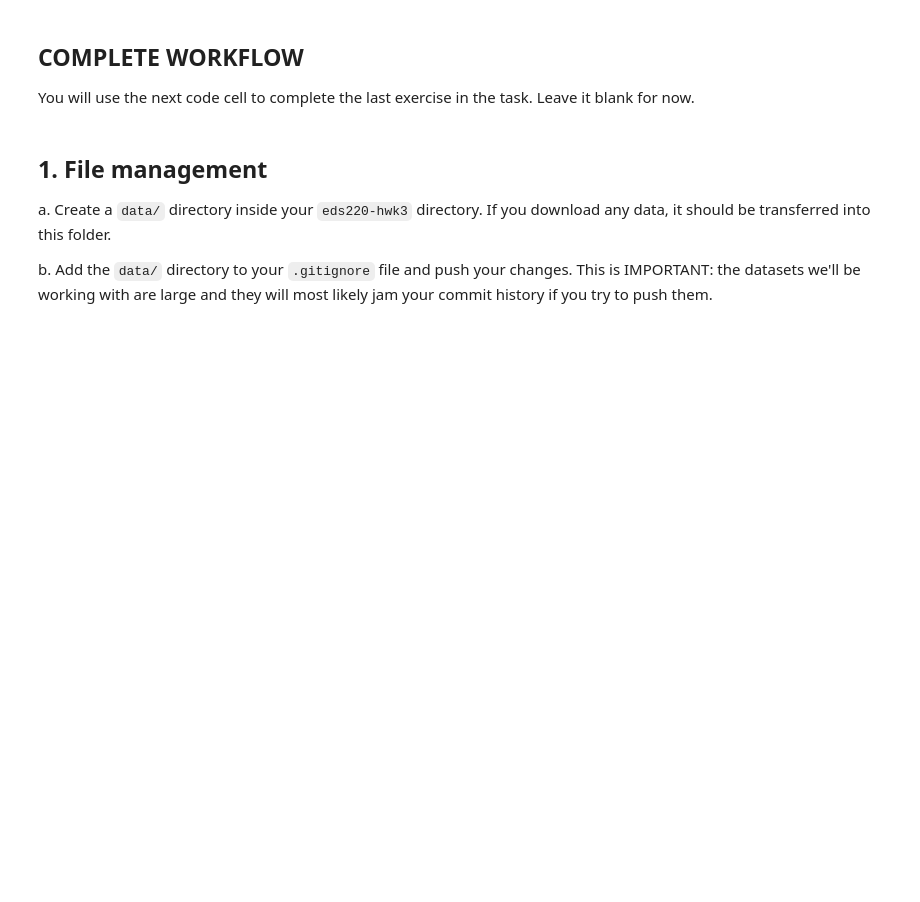
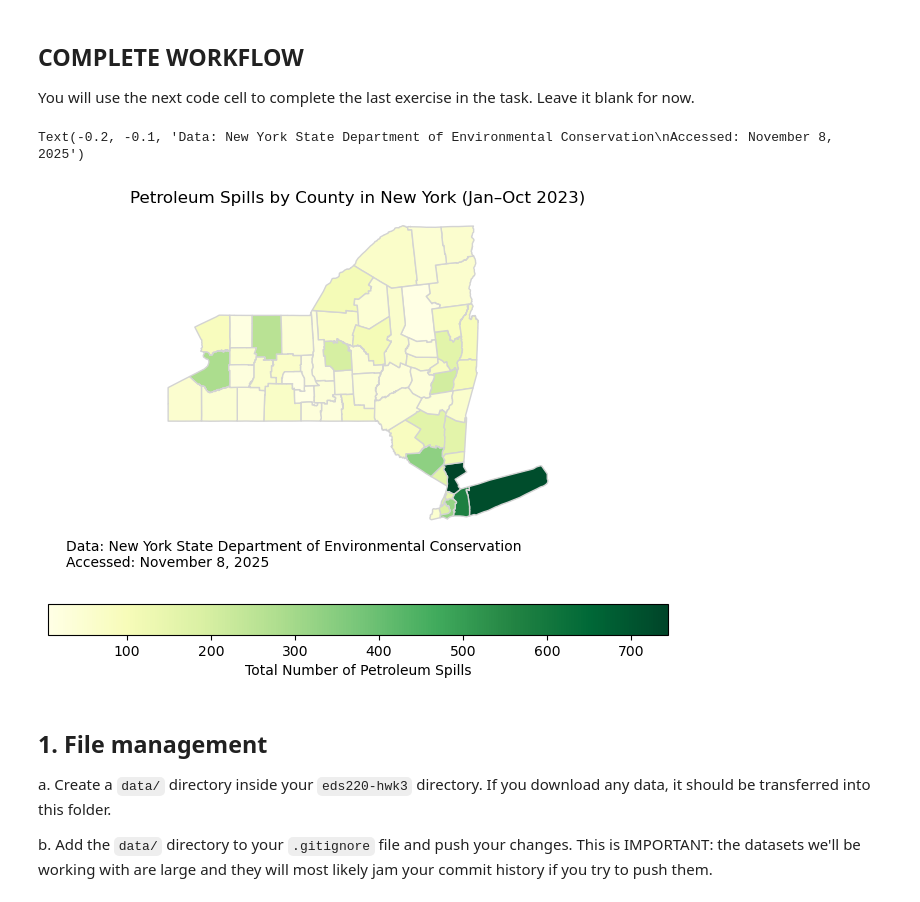
Before and after one commit to willrmull/eds220-hwk3, a Jupyter notebook: hwk3-task1-spills.ipynb, the cells around one changed output. Cells and saved outputs as stored; diff of their text form; code cells hidden in the pictures; blank space fills up the shorter version.

Commit message:
Added plot and complete workflow

```diff
--- a/hwk3-task1-spills.ipynb
+++ b/hwk3-task1-spills.ipynb
@@ -38,6 +38,72 @@ The second dataset is the [the 2023 Counties (and equivalent) TIGER shapefile](h
 ## COMPLETE WORKFLOW
 
 You will use the next code cell to complete the last exercise in the task. Leave it blank for now.
+# %%
+import os
+import numpy as np
+import pandas as pd
+import matplotlib.pyplot as plt
+import geopandas as gpd
+
+# Fix spills column names and types
+spills.columns = spills.columns.str.lower().str.replace(' ', '_')
+spills['quantity'] = pd.to_numeric(spills['quantity'], errors='coerce')
+spills['recovered'] = pd.to_numeric(spills['recovered'], errors='coerce')
+spills['spill_date'] = pd.to_datetime(spills['spill_date'], errors='coerce')
+spills['close_date'] = pd.to_datetime(spills['close_date'], errors='coerce')
+
+# Filter data for petrroleum and date range
+petr_23 = spills[
+    (spills['material_family'] == 'Petroleum') &
+    (spills['spill_date'] >= '2023-01-01') &
+    (spills['spill_date'] <= '2023-10-31')
+]
+
+# Get spills per county
+spills_per_county = (
+    petr_23['county']
+    .value_counts()
+    .reset_index()
+    .rename(columns={'county': 'county', 'count': 'n_spills'})
+)
+
+# Clean column names
+counties.columns = counties.columns.str.lower().str.replace(' ', '_')
+
+# Get counties in New York
+ny_counties = counties[counties['statefp'] == '36'][['name', 'geometry']].reset_index(drop=True)
+ny_counties = ny_counties.rename(columns={'name': 'county'})
+
+# Merging Dataframes
+spills_per_county['county'] = spills_per_county['county'].replace('St Lawrence', 'St. Lawrence')
+ny_counties = pd.merge(ny_counties, spills_per_county, on='county', how='inner')
+
+# Add one too Niagara county
+ny_counties.loc[ny_counties['county'] == 'Niagara', 'n_spills']+=1
+
+fig, ax = plt.subplots(figsize=(8, 6))
+ax.set_axis_off()
+
+# Choropleth map of petroleum spills by county
+ny_counties.plot(ax=ax,
+                 column='n_spills',
+                 cmap='YlGn',
+                 legend=True,
+                 legend_kwds={'label': "Total Number of Petroleum Spills",
+                              'orientation': "horizontal"},
+                 edgecolor = "lightgrey",
+                 linewidth = 1,
+                 figsize=(10, 6))
+
+
+ax.set_title("Petroleum Spills by County in New York (Jan–Oct 2023)") # Add Title
+# Add annotation containing data source and data eof access
+ax.annotate("Data: New York State Department of Environmental Conservation\nAccessed: November 8, 2025",
+            xy=(-0.2, -0.1),
+            xycoords='axes fraction')
+# %% [output]
+Text(-0.2, -0.1, 'Data: New York State Department of Environmental Conservation\nAccessed: November 8, 2025')
+[figure, added]
 # %% [markdown]
 ## 1. File management
 a. Create a `data/` directory inside your `eds220-hwk3` directory. If you download any data, it should be transferred into this folder.
```
Also changed, not shown: parts of 15 cells of this notebook.
